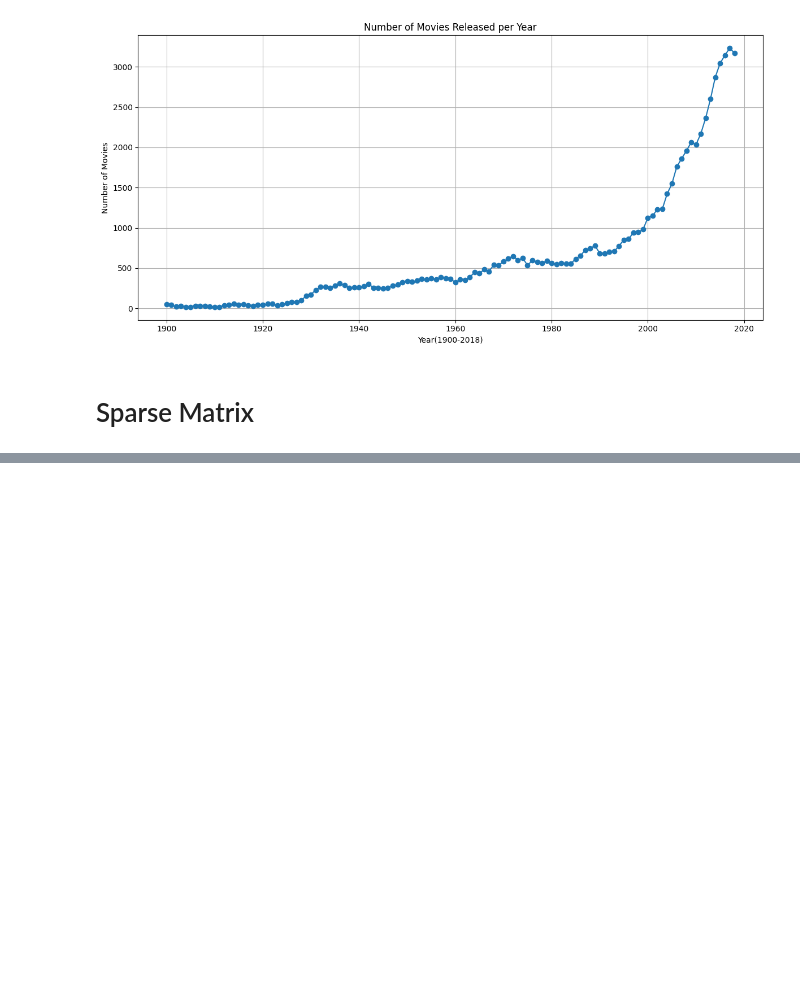
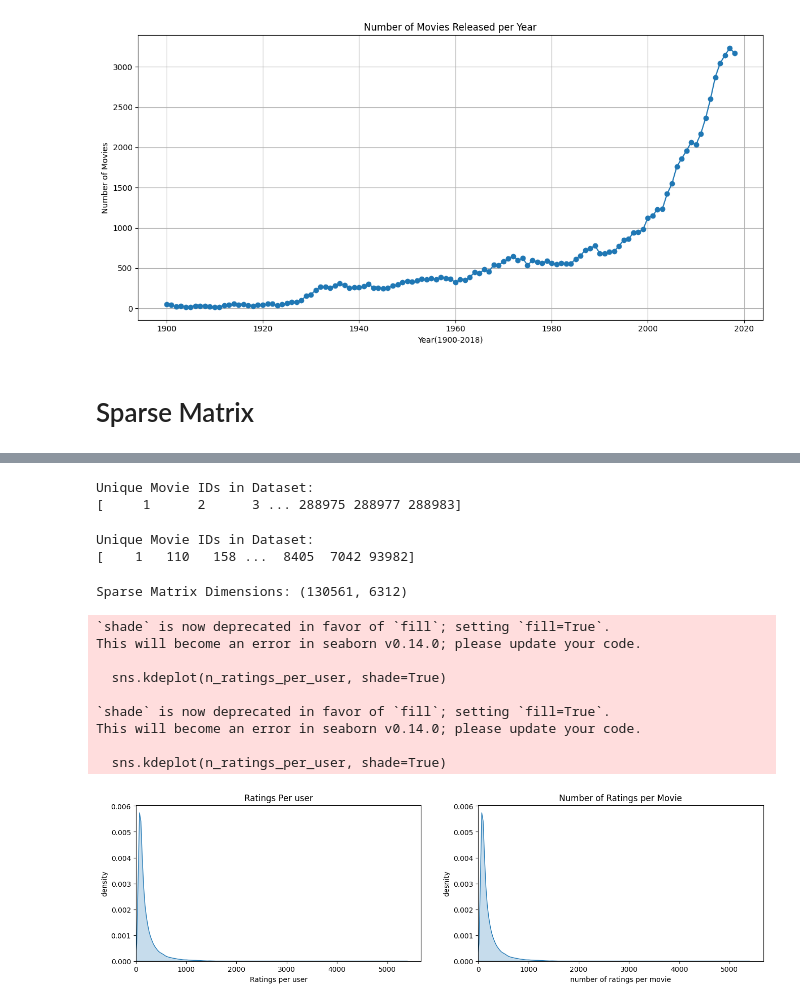
Before and after one commit to Lyceriuss/Python-Henrik-Pedersen-OPA2023, a Jupyter notebook: AI2-Lab1/Labb.ipynb, the cells around one changed output, grey strips where cells are left out. Drawn from its saved outputs; the diff is of its cells as text; code cells hidden in the pictures; blank space fills up the shorter version.

```diff
--- a/AI2-Lab1/Labb.ipynb
+++ b/AI2-Lab1/Labb.ipynb
@@ -285,0 +257,45 @@ n_ratings_per_user.mean()
+# %%
+print("Unique Movie IDs in Dataset:")
+print(df_movies['movieId'].unique())
+# %% [output]
+Unique Movie IDs in Dataset:
+[     1      2      3 ... 288975 288977 288983]
+# %%
+print("Unique Movie IDs in Dataset:")
+print(df_combined['movieId'].unique())
+# %% [output]
+Unique Movie IDs in Dataset:
+[    1   110   158 ...  8405  7042 93982]
+# %%
+print("Sparse Matrix Dimensions:", sparse_matrix.shape)
+# %% [output]
+Sparse Matrix Dimensions: (130561, 6312)
+# %%
+plt.figure(figsize=(16,4))
+plt.subplot(1,2,1)
+sns.kdeplot(n_ratings_per_user, shade=True)
+plt.xlim(0)
+plt.title("Ratings Per user")
+plt.xlabel("Ratings per user")
+plt.ylabel("density")
+
+plt.subplot(1,2,2)
+sns.kdeplot(n_ratings_per_user, shade=True)
+plt.xlim(0)
+
+plt.title("Number of Ratings per Movie")
+plt.xlabel("number of ratings per movie")
+
+plt.ylabel("desnity")
+plt.show()
+# %% [output]
+`shade` is now deprecated in favor of `fill`; setting `fill=True`.
+This will become an error in seaborn v0.14.0; please update your code.
+
+  sns.kdeplot(n_ratings_per_user, shade=True)
+
+`shade` is now deprecated in favor of `fill`; setting `fill=True`.
+This will become an error in seaborn v0.14.0; please update your code.
+
+  sns.kdeplot(n_ratings_per_user, shade=True)
+[figure, added]
```
Also changed, not shown: parts of 15 cells of this notebook.
